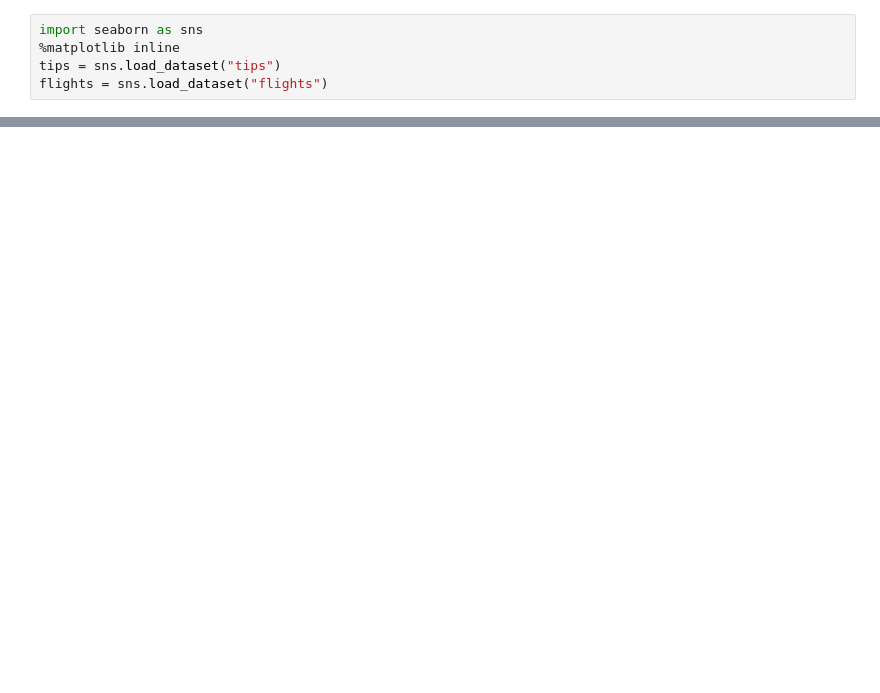
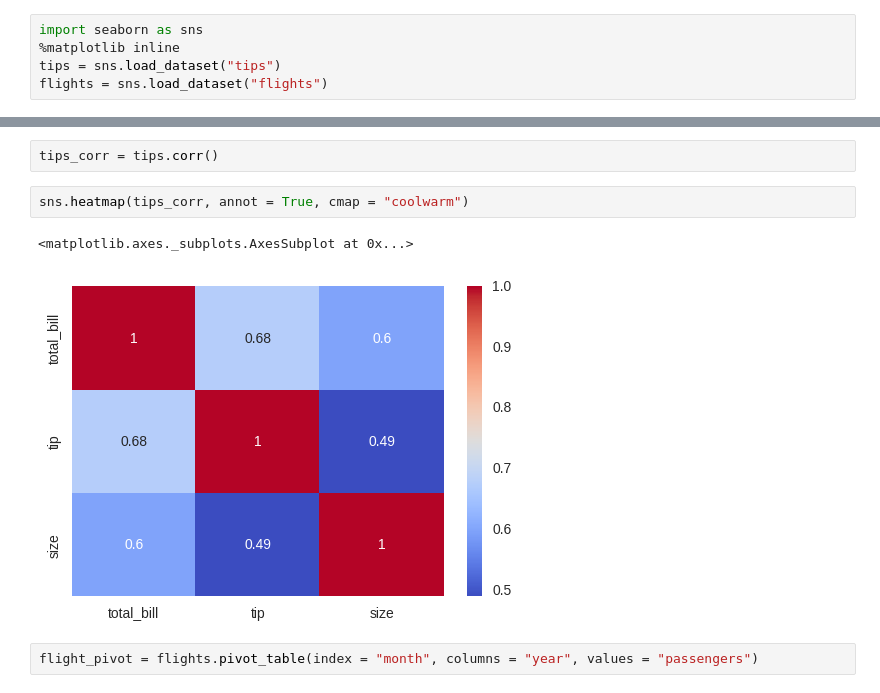
Before and after one commit to acebigdata/PythonDataScience, a Jupyter notebook: PythonDataScience/Self/SeabornMatrixPlot.ipynb, the cells around one changed output, grey strips where cells are left out. Drawn from its saved outputs; the diff is of its cells as text; blank space fills up the shorter version.

Commit message:
How to do heatmap, clustermap

```diff
--- a/PythonDataScience/Self/SeabornMatrixPlot.ipynb
+++ b/PythonDataScience/Self/SeabornMatrixPlot.ipynb
@@ -14,0 +24,9 @@ tips.head()
+# %%
+tips_corr = tips.corr()
+# %%
+sns.heatmap(tips_corr, annot = True, cmap = "coolwarm")
+# %% [output]
+<matplotlib.axes._subplots.AxesSubplot at 0x...>
+[figure, added]
+# %%
+flight_pivot = flights.pivot_table(index = "month", columns = "year", values = "passengers")
```
Also changed, not shown: parts of 4 cells of this notebook.
